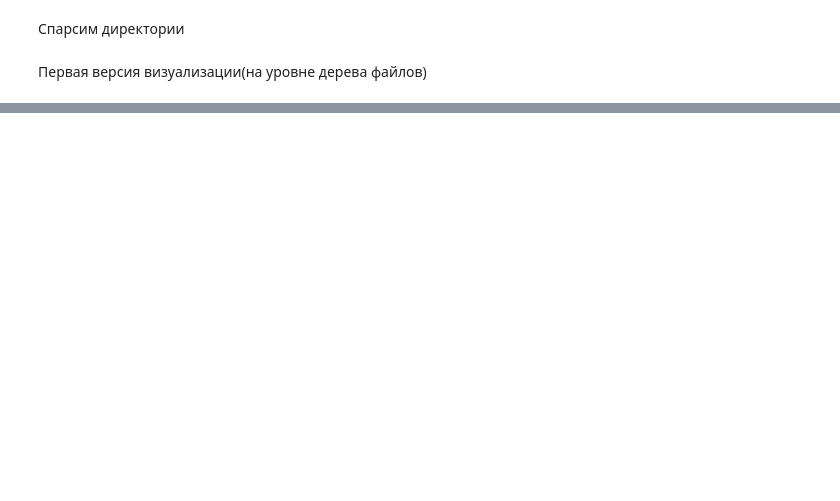
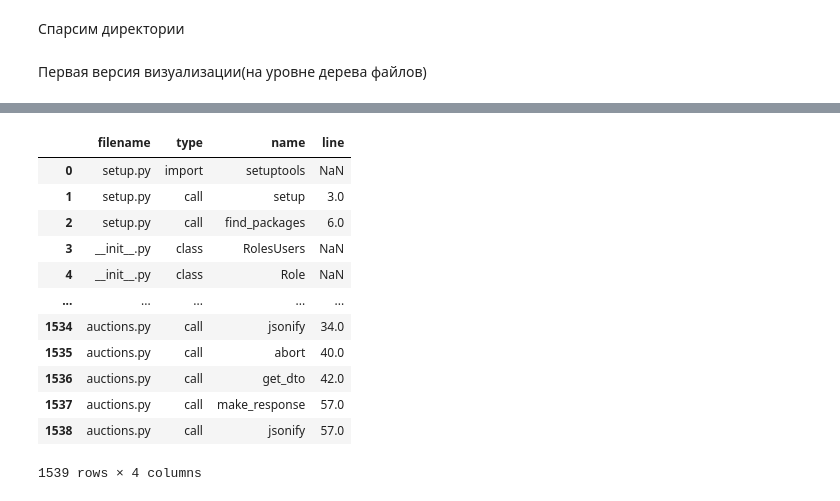
Before and after one commit to TheoDaimonn/Beeline-code-decomposer, a Jupyter notebook: research/parsing_res.ipynb, the cells around one changed output, grey strips where cells are left out. Saved outputs shown, nothing was run; the diff lists cells and outputs as text; code cells hidden in the pictures; blank space fills up the shorter version.

```diff
--- a/research/parsing_res.ipynb
+++ b/research/parsing_res.ipynb
@@ -108,0 +1022,17 @@ KeyError: 'folder_id'
+# %%
+df['filename'] = df['filename'].str.split('/').str[-1]
+df
+# %% [output]
+|  | filename | type | name | line |
+| 0 | setup.py | import | setuptools | NaN |
+| 1 | setup.py | call | setup | 3.0 |
+| 2 | setup.py | call | find_packages | 6.0 |
+| 3 | __init__.py | class | RolesUsers | NaN |
+| 4 | __init__.py | class | Role | NaN |
+| ... | ... | ... | ... | ... |
+| 1534 | auctions.py | call | jsonify | 34.0 |
+| 1535 | auctions.py | call | abort | 40.0 |
+| 1536 | auctions.py | call | get_dto | 42.0 |
+| 1537 | auctions.py | call | make_response | 57.0 |
+| 1538 | auctions.py | call | jsonify | 57.0 |
+1539 rows × 4 columns
```
Also changed, not shown: parts of 20 cells of this notebook, 5 other files.
